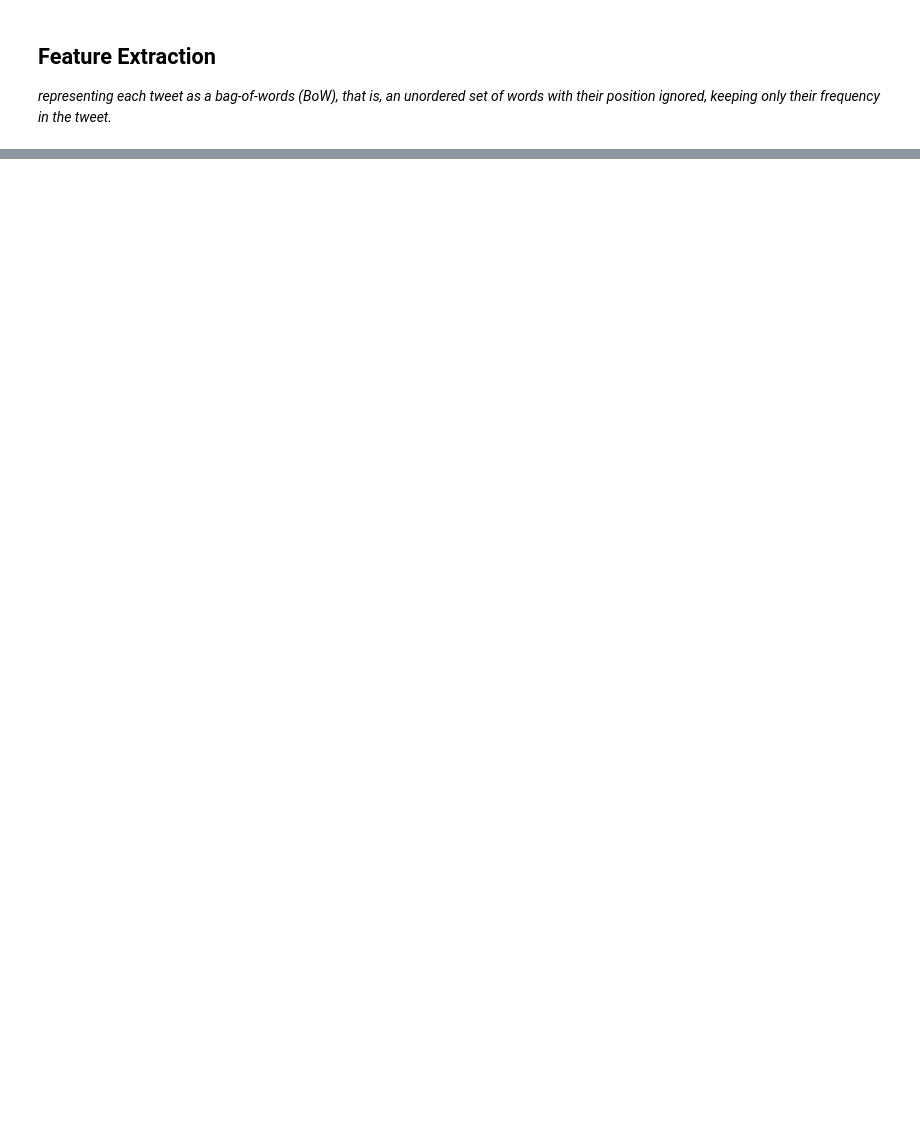
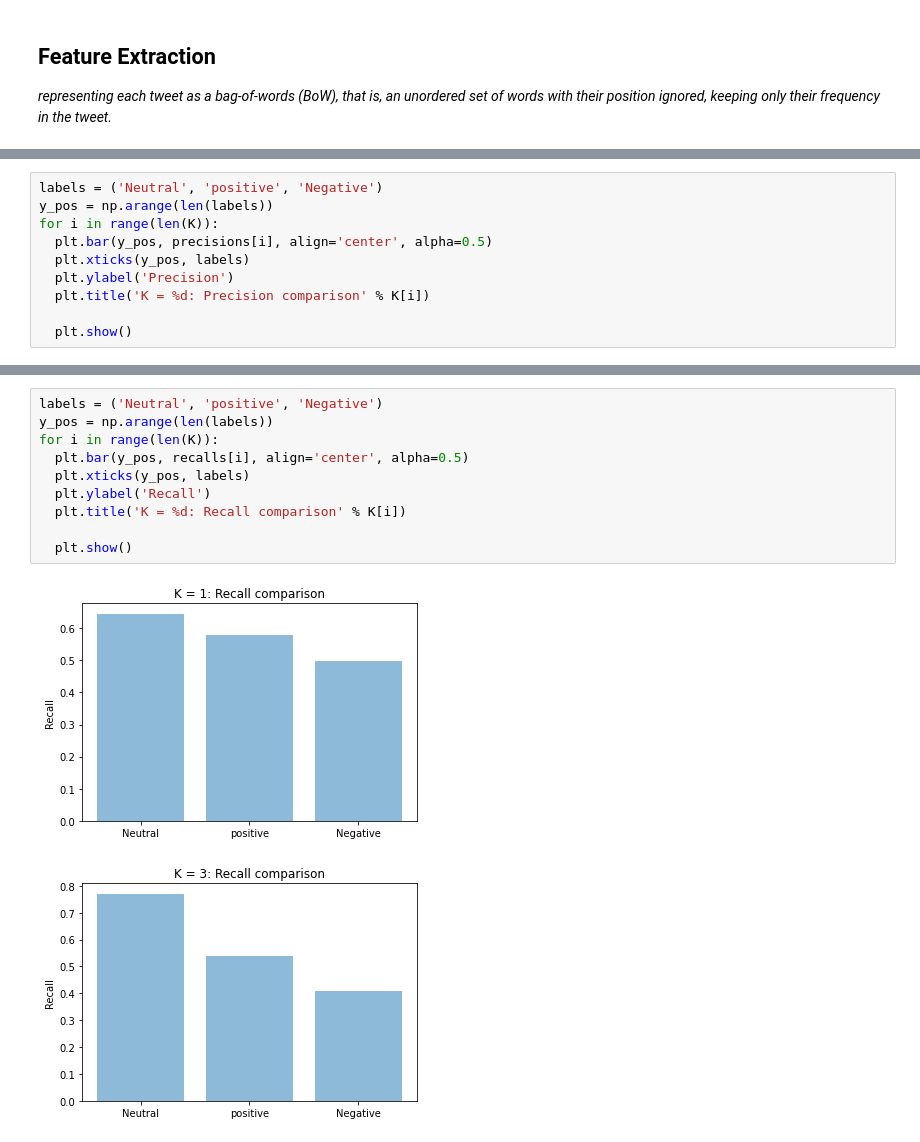
Before and after one commit to MatloobAltaf/Machine-Learning-LUMS, a Jupyter notebook: Programming_Assignment_1/21100164.ipynb, the cells around one changed output, grey strips where cells are left out. Cells and saved outputs as stored; diff of their text form; blank space fills up the shorter version.

```diff
--- a/Programming_Assignment_1/21100164.ipynb
+++ b/Programming_Assignment_1/21100164.ipynb
@@ -122,0 +255,10 @@ df_train.head()
+# %%
+labels = ('Neutral', 'positive', 'Negative')
+y_pos = np.arange(len(labels))
+for i in range(len(K)):
+  plt.bar(y_pos, precisions[i], align='center', alpha=0.5)
+  plt.xticks(y_pos, labels)
+  plt.ylabel('Precision')
+  plt.title('K = %d: Precision comparison' % K[i])
+
+  plt.show()
@@ -122,0 +271,13 @@ df_train.head()
+# %%
+labels = ('Neutral', 'positive', 'Negative')
+y_pos = np.arange(len(labels))
+for i in range(len(K)):
+  plt.bar(y_pos, recalls[i], align='center', alpha=0.5)
+  plt.xticks(y_pos, labels)
+  plt.ylabel('Recall')
+  plt.title('K = %d: Recall comparison' % K[i])
+
+  plt.show()
+# %% [output]
+[figure, added]
+[figure, added]
```
Also changed, not shown: parts of 24 cells of this notebook.
